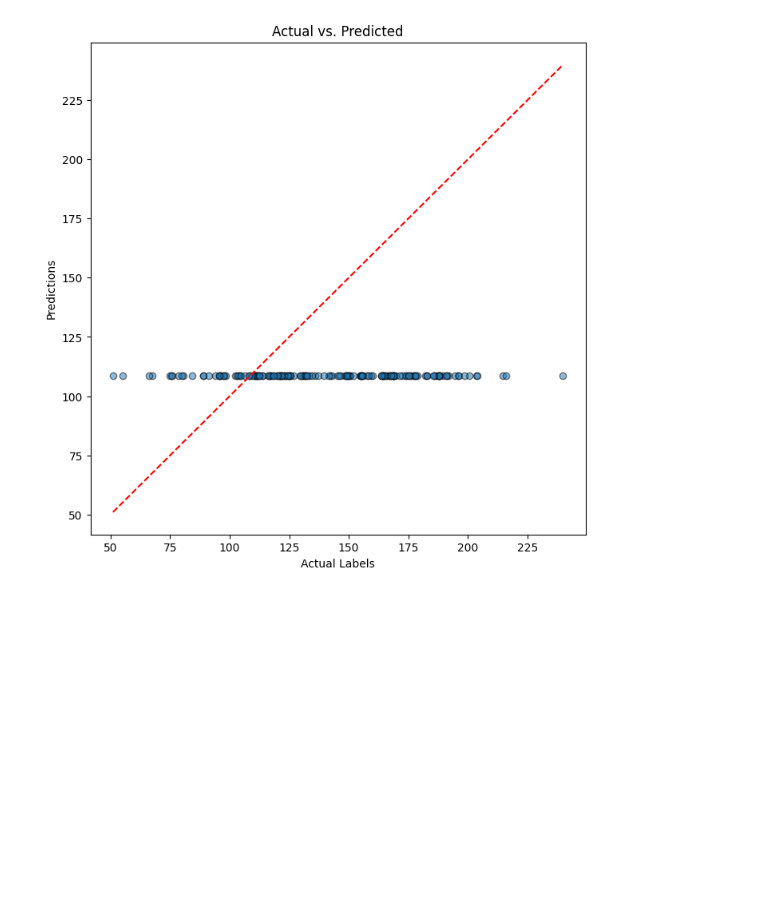
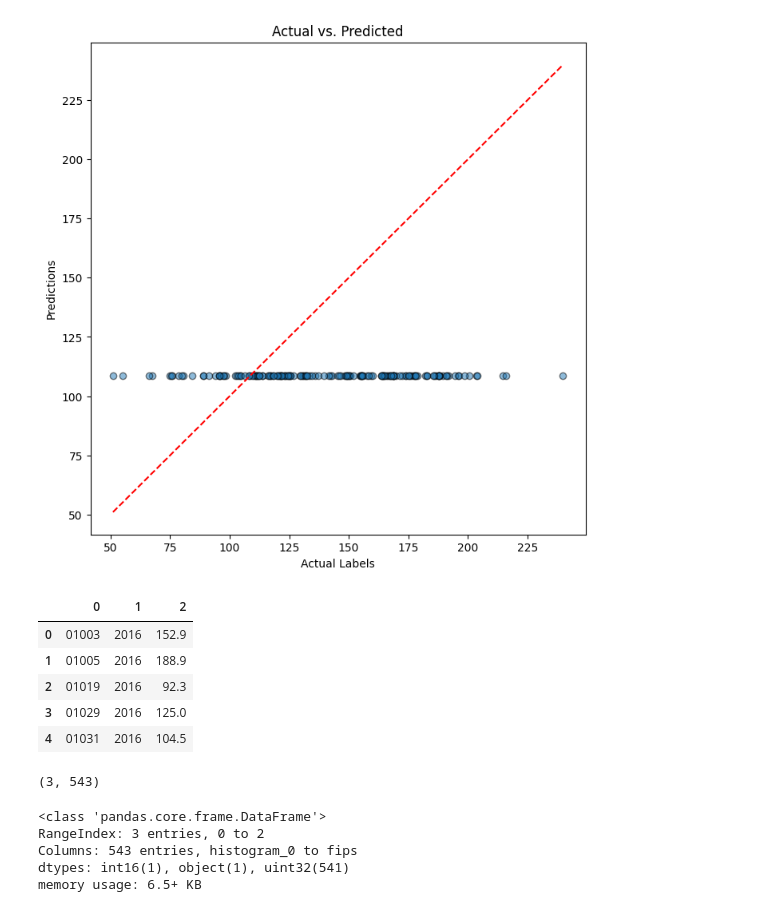
Before and after one commit to tskorkowski/crop_yield_prediction_CAS, a Jupyter notebook: 1_Code_Base/notebooks/gcp_notebooks/dataset.ipynb, the cells around one changed output. Cells and saved outputs as stored; diff of their text form; code cells hidden in the pictures; blank space fills up the shorter version.

```diff
--- a/1_Code_Base/notebooks/gcp_notebooks/dataset.ipynb
+++ b/1_Code_Base/notebooks/gcp_notebooks/dataset.ipynb
@@ -684,3 +684,30 @@ plt.show()
 # %%
 for layer in model.layers:
     print(layer.weights)
+# %%
+import pandas as pd
+import numpy as np
+labels = pd.DataFrame(np.load(r'C:\Users\tskor\Documents\GitHub\inovation_project\2_Data\combined_labels_with_fips.npy', allow_pickle=True))
+# %%
+labels.head()
+# %% [output]
+|  | 0 | 1 | 2 |
+| 0 | 01003 | 2016 | 152.9 |
+| 1 | 01005 | 2016 | 188.9 |
+| 2 | 01019 | 2016 | 92.3 |
+| 3 | 01029 | 2016 | 125.0 |
+| 4 | 01031 | 2016 | 104.5 |
+# %%
+histograms_path = r'C:\Users\tskor\Documents\data\histograms\histograms_county_year\histogram-31035-2016.npy'
+histograms = pd.DataFrame(np.load(histograms_path, allow_pickle=True))
+histograms.shape
+# %% [output]
+(3, 543)
+# %%
+histograms.info()
+# %% [output]
+<class 'pandas.core.frame.DataFrame'>
+RangeIndex: 3 entries, 0 to 2
+Columns: 543 entries, histogram_0 to fips
+dtypes: int16(1), object(1), uint32(541)
+memory usage: 6.5+ KB
```
Also changed, not shown: parts of 5 cells of this notebook, 3 other files.
